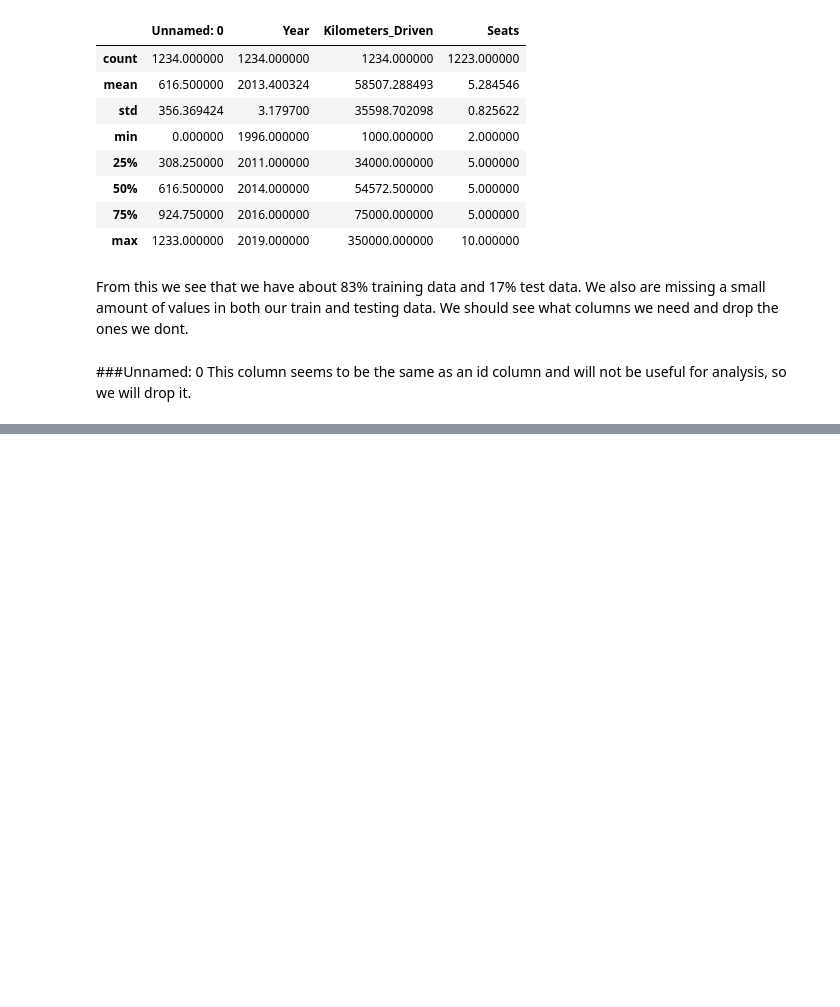
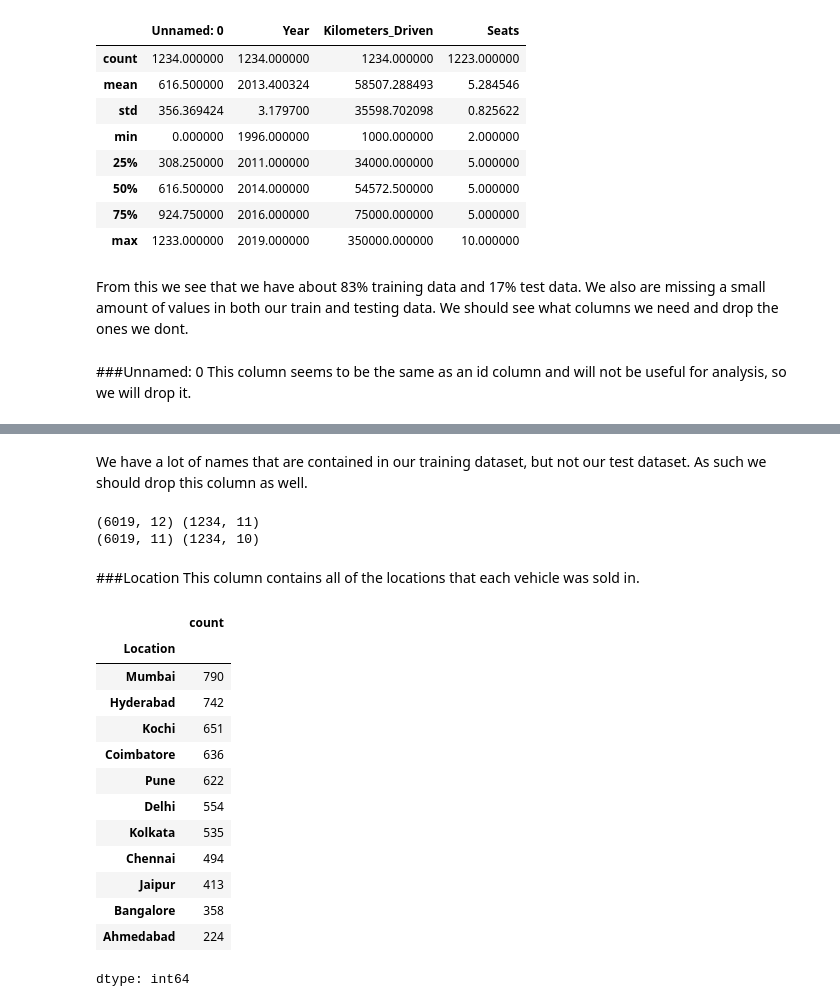
Before and after one commit to kevin-joseph08/UsedCarPriceEDA, a Jupyter notebook: Capstone_EDA.ipynb, the cells around one changed output, grey strips where cells are left out. Drawn from its saved outputs; the diff is of its cells as text; code cells hidden in the pictures; blank space fills up the shorter version.

```diff
--- a/Capstone_EDA.ipynb
+++ b/Capstone_EDA.ipynb
@@ -132,0 +188,30 @@ print(train.shape, test.shape)
+# %% [markdown]
+We have a lot of names that are contained in our training dataset, but not our test dataset. As such we should drop this column as well.
+# %%
+print(train.shape, test.shape)
+train.drop('Name', axis=1, inplace=True)
+test.drop('Name', axis=1, inplace=True)
+print(train.shape, test.shape)
+# %% [output]
+(6019, 12) (1234, 11)
+(6019, 11) (1234, 10)
+# %% [markdown]
+###Location
+This column contains all of the locations that each vehicle was sold in.
+# %%
+train['Location'].value_counts()
+# %% [output]
+|  | count |
+| Location |  |
+| Mumbai | 790 |
+| Hyderabad | 742 |
+| Kochi | 651 |
+| Coimbatore | 636 |
+| Pune | 622 |
+| Delhi | 554 |
+| Kolkata | 535 |
+| Chennai | 494 |
+| Jaipur | 413 |
+| Bangalore | 358 |
+| Ahmedabad | 224 |
+dtype: int64
```
Also changed, not shown: parts of 68 cells of this notebook.
